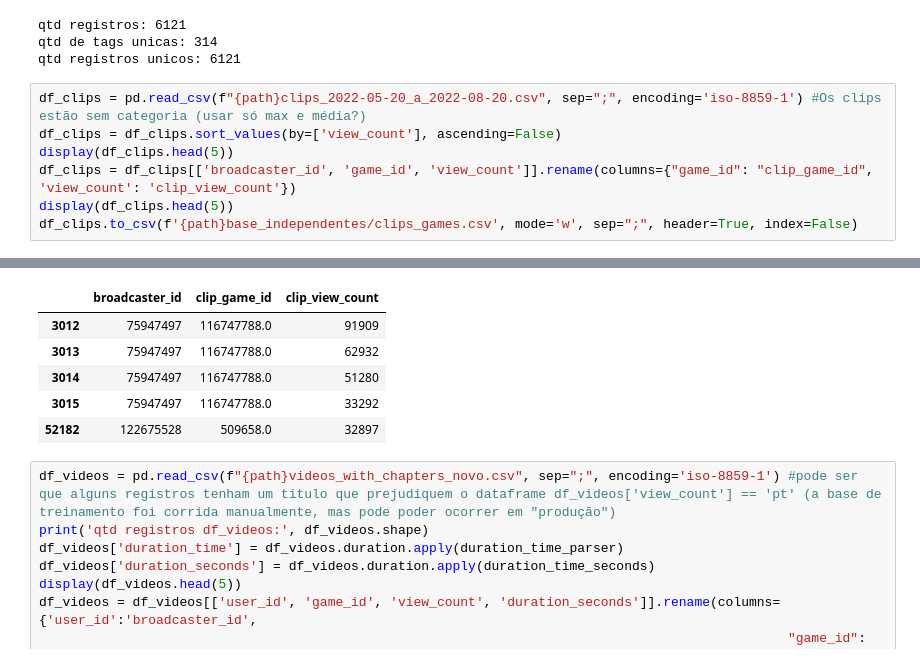
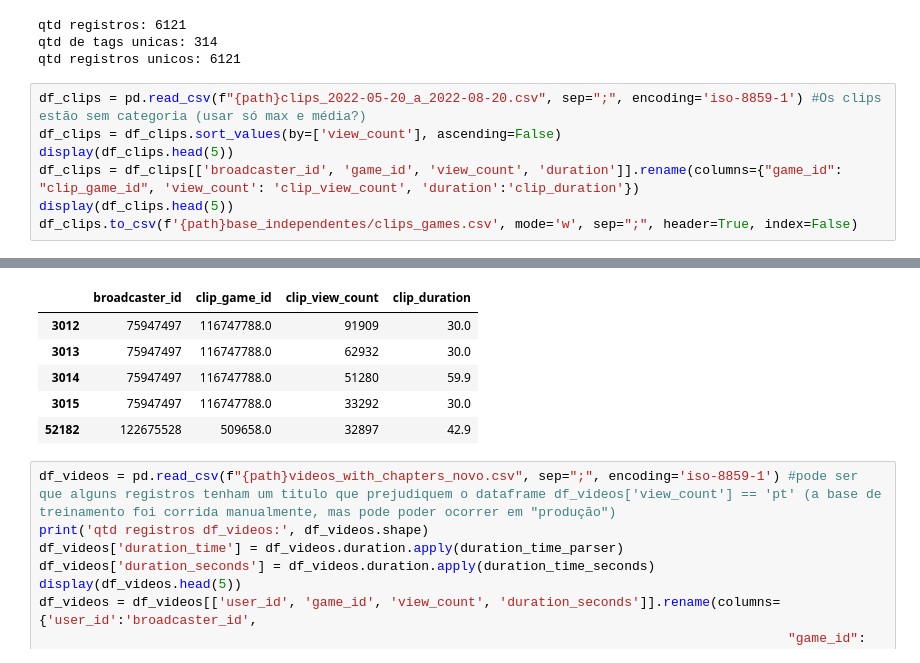
Before and after one commit to Sleshes/twitch_recommendation, a Jupyter notebook: pt/preparacao_dados_twitch_bases_independentes.ipynb, the cells around one changed output, grey strips where cells are left out. Cells and saved outputs as stored; diff of their text form.

```diff
--- a/pt/preparacao_dados_twitch_bases_independentes.ipynb
+++ b/pt/preparacao_dados_twitch_bases_independentes.ipynb
@@ -106,23 +106,23 @@ qtd registros unicos: 6121
 # %%
 df_clips = pd.read_csv(f"{path}clips_2022-05-20_a_2022-08-20.csv", sep=";", encoding='iso-8859-1') #Os clips estão sem categoria (usar só max e média?)
 df_clips = df_clips.sort_values(by=['view_count'], ascending=False)
 display(df_clips.head(5))
-df_clips = df_clips[['broadcaster_id', 'game_id', 'view_count']].rename(columns={"game_id": "clip_game_id", 'view_count': 'clip_view_count'})
+df_clips = df_clips[['broadcaster_id', 'game_id', 'view_count', 'duration']].rename(columns={"game_id": "clip_game_id", 'view_count': 'clip_view_count', 'duration':'clip_duration'})
 display(df_clips.head(5))
 df_clips.to_csv(f'{path}base_independentes/clips_games.csv', mode='w', sep=";", header=True, index=False)
 # %% [output]
 |  | id | url | embed_url | broadcaster_id | broadcaster_name | creator_id | creator_name | video_id | ... |
 | 3012 | StylishSullenHabaneroArgieB8-5uun... | https://clips.twitch.tv/StylishSu... | https://clips.twitch.tv/embed?cli... | 75947497 | s2alinefaria | 254193053 | kschorro_do_mangue | NaN | ... |
 | 3013 | AnnoyingJollyIcecreamLeeroyJenkin... | https://clips.twitch.tv/AnnoyingJ... | https://clips.twitch.tv/embed?cli... | 75947497 | s2alinefaria | 174990494 | Daviizaoo | NaN | ... |
 | 3014 | BrainyAdorableWaffleTTours-TuE8Gp... | https://clips.twitch.tv/BrainyAdo... | https://clips.twitch.tv/embed?cli... | 75947497 | s2alinefaria | 799414038 | bernardin444344 | NaN | ... |
 | 3015 | TransparentBraveEggBrokeBack-yx8j... | https://clips.twitch.tv/Transpare... | https://clips.twitch.tv/embed?cli... | 75947497 | s2alinefaria | 109277671 | bronnks7 | NaN | ... |
 | 52182 | ShinyPolishedLatteSeemsGood-YtYjX... | https://clips.twitch.tv/ShinyPoli... | https://clips.twitch.tv/embed?cli... | 122675528 | Hirowdots | 53235445 | loogw | 1.513269e+09 | ... |
-|  | broadcaster_id | clip_game_id | clip_view_count |
-| 3012 | 75947497 | 116747788.0 | 91909 |
-| 3013 | 75947497 | 116747788.0 | 62932 |
-| 3014 | 75947497 | 116747788.0 | 51280 |
-| 3015 | 75947497 | 116747788.0 | 33292 |
-| 52182 | 122675528 | 509658.0 | 32897 |
+|  | broadcaster_id | clip_game_id | clip_view_count | clip_duration |
+| 3012 | 75947497 | 116747788.0 | 91909 | 30.0 |
+| 3013 | 75947497 | 116747788.0 | 62932 | 30.0 |
+| 3014 | 75947497 | 116747788.0 | 51280 | 59.9 |
+| 3015 | 75947497 | 116747788.0 | 33292 | 30.0 |
+| 52182 | 122675528 | 509658.0 | 32897 | 42.9 |
 # %%
 df_videos = pd.read_csv(f"{path}videos_with_chapters_novo.csv", sep=";", encoding='iso-8859-1') #pode ser que alguns registros tenham um titulo que prejudiquem o dataframe df_videos['view_count'] == 'pt' (a base de treinamento foi corrida manualmente, mas pode poder ocorrer em "produção")
 print('qtd registros df_videos:', df_videos.shape)
```
